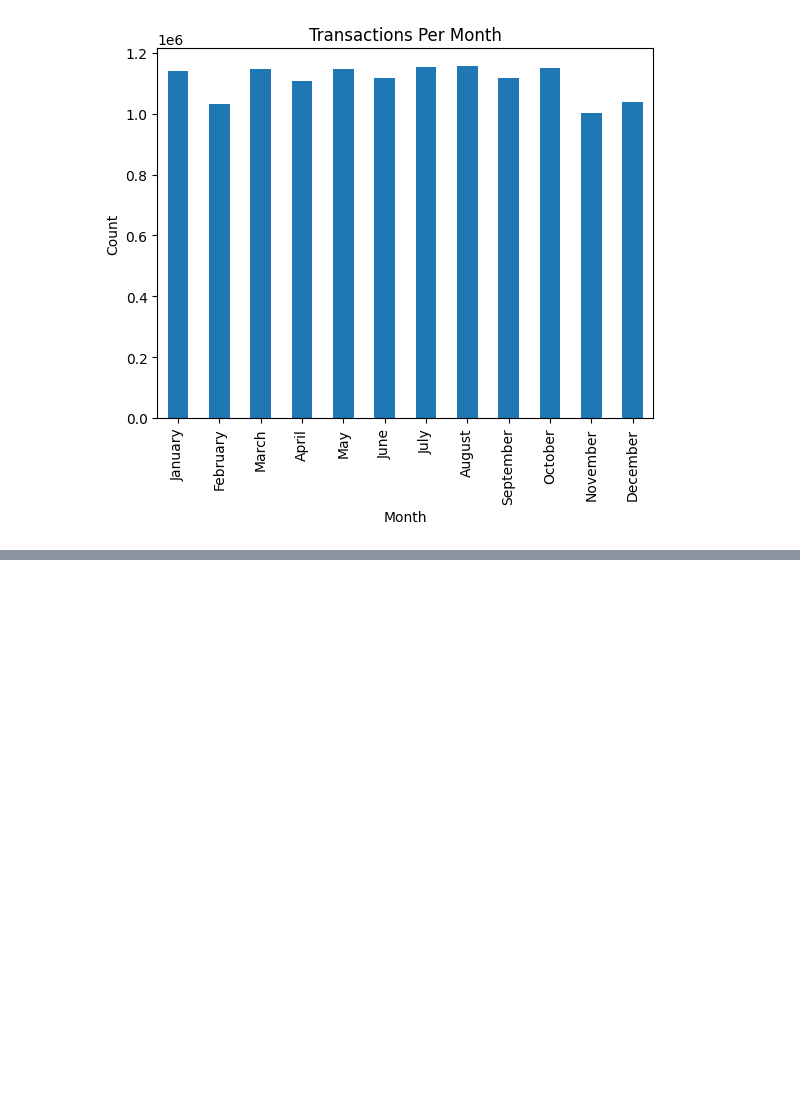
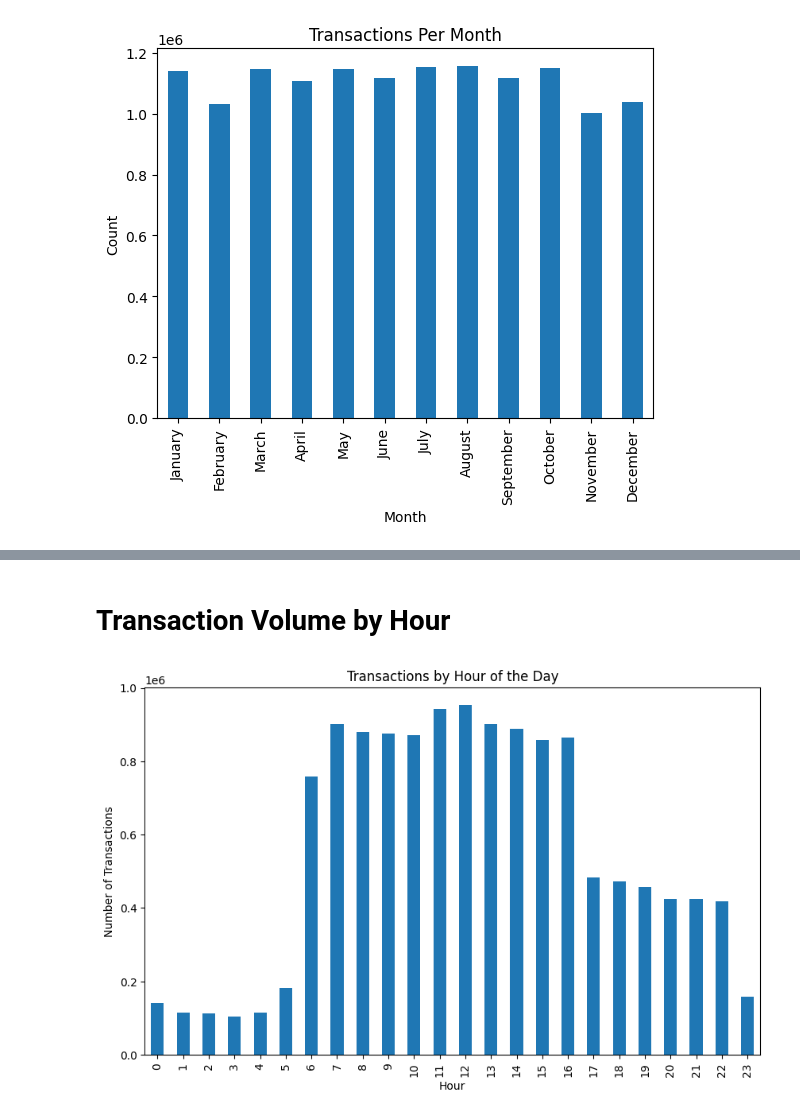
Before and after one commit to SOURAVSHEEL/Fraud-Detection-, a Jupyter notebook: notebooks/data_exploration_merged_data.ipynb, the cells around one changed output, grey strips where cells are left out. Saved outputs shown, nothing was run; the diff lists cells and outputs as text; code cells hidden in the pictures; blank space fills up the shorter version.

```diff
--- a/notebooks/data_exploration_merged_data.ipynb
+++ b/notebooks/data_exploration_merged_data.ipynb
@@ -627,0 +649,11 @@ plt.show()
+# %% [markdown]
+# Transaction Volume by Hour
+# %%
+hourly_transactions = df.groupby(df['date'].dt.hour)['transaction_id'].count()
+hourly_transactions.plot(kind='bar', figsize=(10, 6))
+plt.title('Transactions by Hour of the Day')
+plt.xlabel('Hour')
+plt.ylabel('Number of Transactions')
+plt.show()
+# %% [output]
+[figure, added]
```
Also changed, not shown: parts of 10 cells of this notebook.
